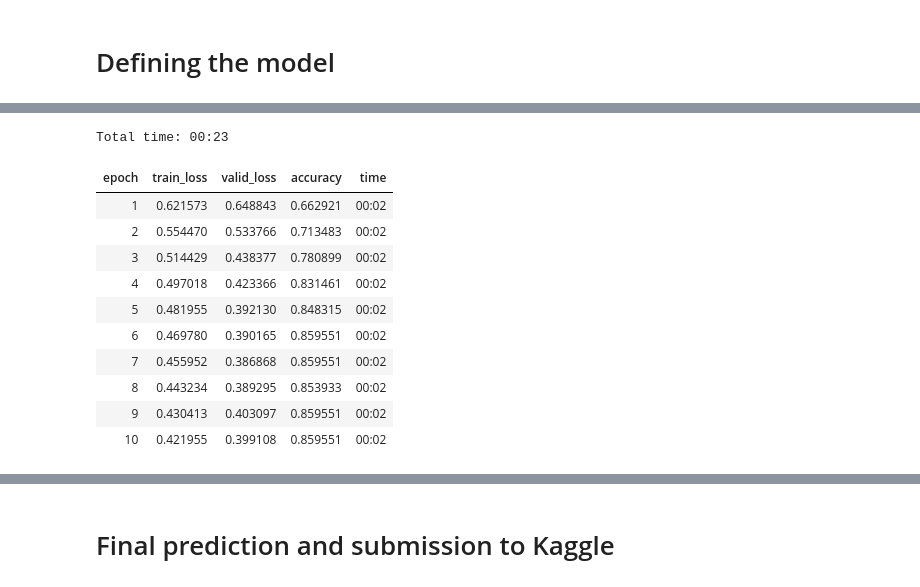
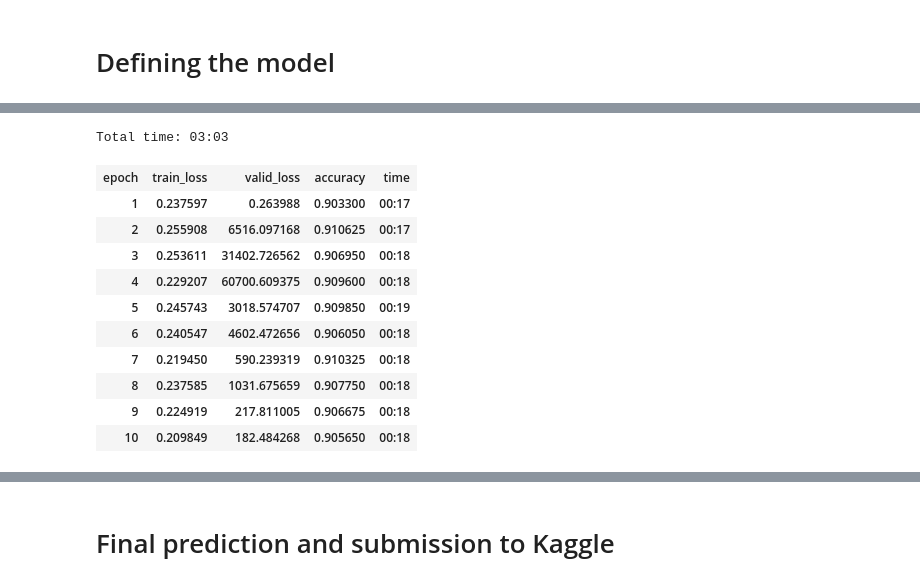
Before and after one commit to kszczupak/kaggle_competitions, a Jupyter notebook: Santander.ipynb, the cells around one changed output, grey strips where cells are left out. Drawn from its saved outputs; the diff is of its cells as text; code cells hidden in the pictures.

```diff
--- a/Santander.ipynb
+++ b/Santander.ipynb
@@ -131,8 +129,8 @@ sample_submission_df.head()
 # Final data preparation
 # %%
 # Limit nbr of samples for experimentation; this cell needs to be commented during actual training
-train_df = train_df.iloc[:500].copy()
-test_df = test_df.iloc[:500].copy()
+# train_df = train_df.iloc[:500].copy()
+# test_df = test_df.iloc[:500].copy()
 # %%
 procs = [FillMissing, Normalize] # preprocessing pipeline
 # %%
@@ -168,7 +166,7 @@ data.show_batch()
 # %% [markdown]
 # Defining the model
 # %%
-learn = tabular_learner(data, layers=[300, 100], metrics=accuracy)
+learn = tabular_learner(data, layers=[1000, 600, 300, 100], metrics=accuracy)
 # %%
 learn.lr_find()
 learn.recorder.plot()
@@ -179,18 +177,18 @@ LR Finder is complete, type {learner_name}.recorder.plot() to see the graph.
 # %%
-learn.fit_one_cycle(10, 1e-2)
+learn.fit_one_cycle(10, 2e-2)
 # %% [output]
-Total time: 00:23
+Total time: 03:03
 | epoch | train_loss | valid_loss | accuracy | time |
-| 1 | 0.621573 | 0.648843 | 0.662921 | 00:02 |
-| 2 | 0.554470 | 0.533766 | 0.713483 | 00:02 |
-| 3 | 0.514429 | 0.438377 | 0.780899 | 00:02 |
-| 4 | 0.497018 | 0.423366 | 0.831461 | 00:02 |
-| 5 | 0.481955 | 0.392130 | 0.848315 | 00:02 |
-| 6 | 0.469780 | 0.390165 | 0.859551 | 00:02 |
-| 7 | 0.455952 | 0.386868 | 0.859551 | 00:02 |
-| 8 | 0.443234 | 0.389295 | 0.853933 | 00:02 |
-| 9 | 0.430413 | 0.403097 | 0.859551 | 00:02 |
-| 10 | 0.421955 | 0.399108 | 0.859551 | 00:02 |
+| 1 | 0.237597 | 0.263988 | 0.903300 | 00:17 |
+| 2 | 0.255908 | 6516.097168 | 0.910625 | 00:17 |
+| 3 | 0.253611 | 31402.726562 | 0.906950 | 00:18 |
+| 4 | 0.229207 | 60700.609375 | 0.909600 | 00:18 |
+| 5 | 0.245743 | 3018.574707 | 0.909850 | 00:19 |
+| 6 | 0.240547 | 4602.472656 | 0.906050 | 00:18 |
+| 7 | 0.219450 | 590.239319 | 0.910325 | 00:18 |
+| 8 | 0.237585 | 1031.675659 | 0.907750 | 00:18 |
+| 9 | 0.224919 | 217.811005 | 0.906675 | 00:18 |
+| 10 | 0.209849 | 182.484268 | 0.905650 | 00:18 |
 # %%
 learn.save('stage-1')
 # %%
```
Also changed, not shown: parts of 11 cells of this notebook.
